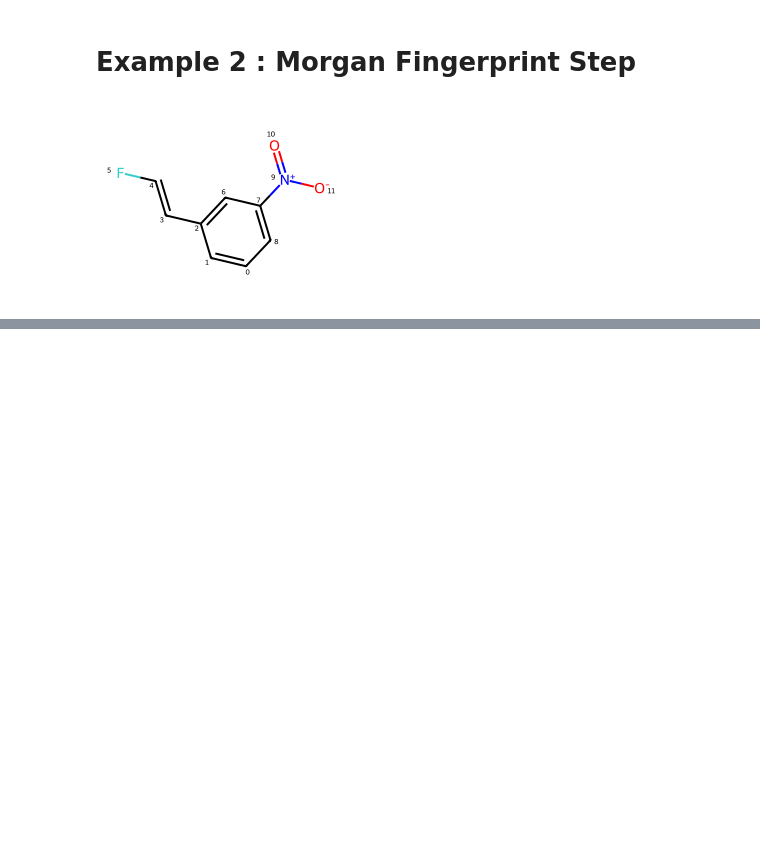
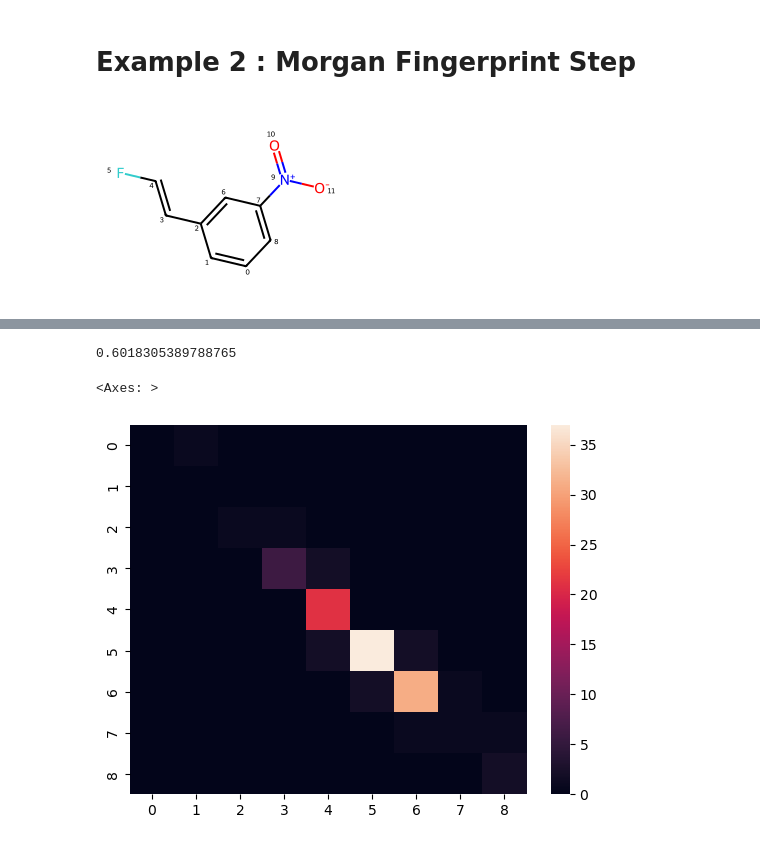
Before and after one commit to Sawahiko/SMILE_to_Feature, a Jupyter notebook: Example/For 2023-10-24/Example id=5.ipynb, the cells around one changed output, grey strips where cells are left out. Cells and saved outputs as stored; diff of their text form; code cells hidden in the pictures; blank space fills up the shorter version.

```diff
--- a/Example/For 2023-10-24/Example id=5.ipynb
+++ b/Example/For 2023-10-24/Example id=5.ipynb
@@ -50,0 +95,2 @@ Image(filename='atom_annotation_1.png')
+# %%
+df = pd.read_excel("../../DataTb.xlsx", sheet_name="AllDataSet")
@@ -50,0 +111,19 @@ Image(filename='atom_annotation_1.png')
+# %%
+Tb_min = min(df["Tb"]); Tb_max = max(df["Tb"])
+(Tb_max-Tb_min)%50
+df2 = df.copy()
+df2["group"] =df["Tb"].apply(convert_number_to_group, args=[50     # interval
+                                                           , 100  # Start_num
+                                                          ])
+
+data_x = df[["C", "Double", "Triple", "Bracket", "Cyclic"]]
+data_y = df2["group"]
+#data_y
+#data_x
+
+x_train_fp, x_test_fp, y_train_fp, y_test_fp = train_test_split(data_x, data_y,
+                                                                test_size=0.20,
+                                                                random_state=42)
+dt = DecisionTreeClassifier(random_state=42)
+# Fit the RandomizedSearchCV object
+dt.fit(x_train_fp, y_train_fp)
@@ -50,0 +132,4 @@ Image(filename='atom_annotation_1.png')
+# %%
+#test = data_x.iloc[1]
+test = data_x.head(50)
+y_pred_test = dt.predict(x_test_fp)
@@ -50,0 +149,13 @@ Image(filename='atom_annotation_1.png')
+# %%
+print(f1_score(y_test_fp, y_pred_test, average="macro"))
+# %% [output]
+0.6018305389788765
+# %%
+import seaborn as sns
+cm = confusion_matrix(y_test_fp, y_pred_test)
+sns.heatmap(cm)#linecolor="white", linewidth=2)
+           #,vmin=5.0,vmax=0)
+            #, annot = True)
+# %% [output]
+<Axes: >
+[figure, added]
```
Also changed, not shown: parts of 6 cells of this notebook.
